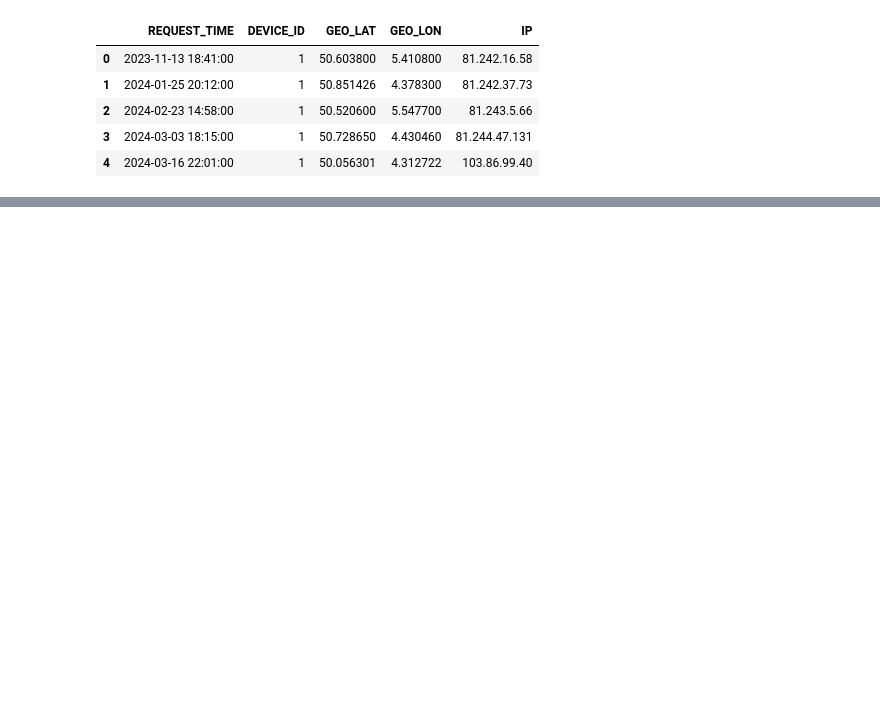
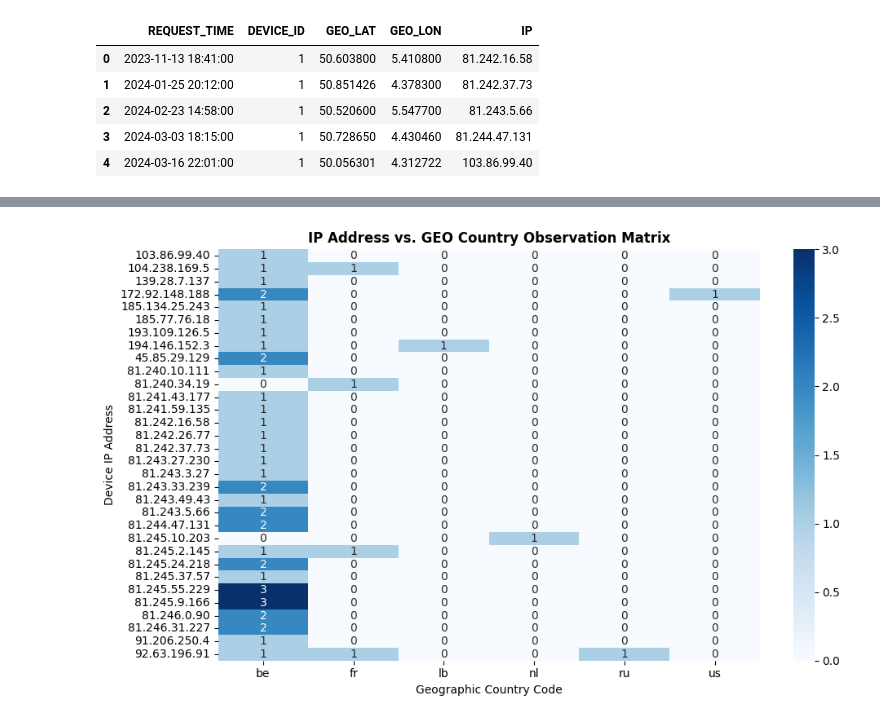
Before and after one commit to liad87/work_assignments, a Jupyter notebook: analysis_script_detect_vpn.ipynb, the cells around one changed output, grey strips where cells are left out. Cells and saved outputs as stored; diff of their text form; code cells hidden in the pictures; blank space fills up the shorter version.

```diff
--- a/analysis_script_detect_vpn.ipynb
+++ b/analysis_script_detect_vpn.ipynb
@@ -18,0 +64,3 @@ df.head()
+# %%
+df['domain_name'] = df['domain_name'].str.replace(r'^[0-9.-]+', '', regex=True)
+df['domain_name'] .head(5)
@@ -18,0 +123,4 @@ df.head()
+# %%
+# Extract the last part of the domain string (e.g., 'be' from 'belgacom.be')
+df['domain_country'] = df['domain_name'].str.split('.').str[-1].str.lower()
+df.groupby('domain_country').size()
@@ -18,0 +134,13 @@ df.head()
+# %%
+## find country name by geo location ##
+import reverse_geocoder as rg
+
+# Get coordinate pairs
+coordinates = list(zip(df['GEO_LAT'], df['GEO_LON']))
+
+# Perform bulk offline reverse geocoding
+geo_results = rg.search(coordinates)
+
+# Extract the 2-letter ISO country code (e.g., 'BE', 'US')
+df['GEO_country'] = [res['cc'].lower() for res in geo_results]
+df.groupby('GEO_country').size()
@@ -18,0 +169,23 @@ df.head()
+# %%
+#Visualization - reviewing IP vs. GEO country matrix
+import matplotlib.pyplot as plt
+import seaborn as sns
+
+matrix = pd.crosstab(index=df['IP'], columns=df['GEO_country'])
+
+# Set up the figure dimensions based on the size of your matrix
+plt.figure(figsize=(10, 6))
+
+# Plot the matrix data as a heatmap
+# 'annot=True' puts the raw observation counts inside the squares
+sns.heatmap(matrix, annot=True, fmt="d", cmap="Blues", cbar=True)
+
+plt.title("IP Address vs. GEO Country Observation Matrix", fontsize=12, fontweight='bold')
+plt.ylabel("Device IP Address")
+plt.xlabel("Geographic Country Code")
+plt.tight_layout()
+
+# Display the map directly
+plt.show()
+# %% [output]
+[figure, added]
```
Also changed, not shown: parts of 28 cells of this notebook, 4 other files.
